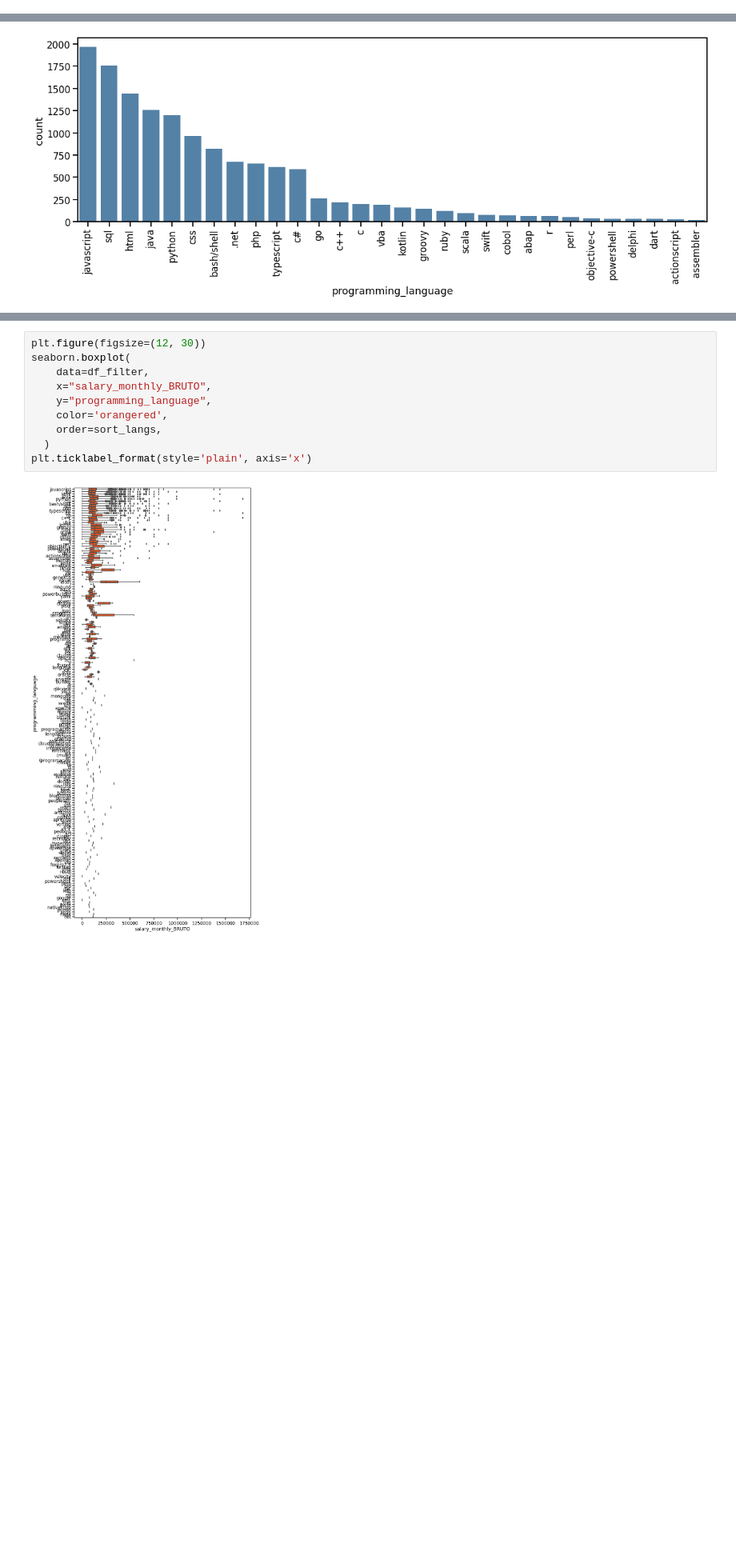
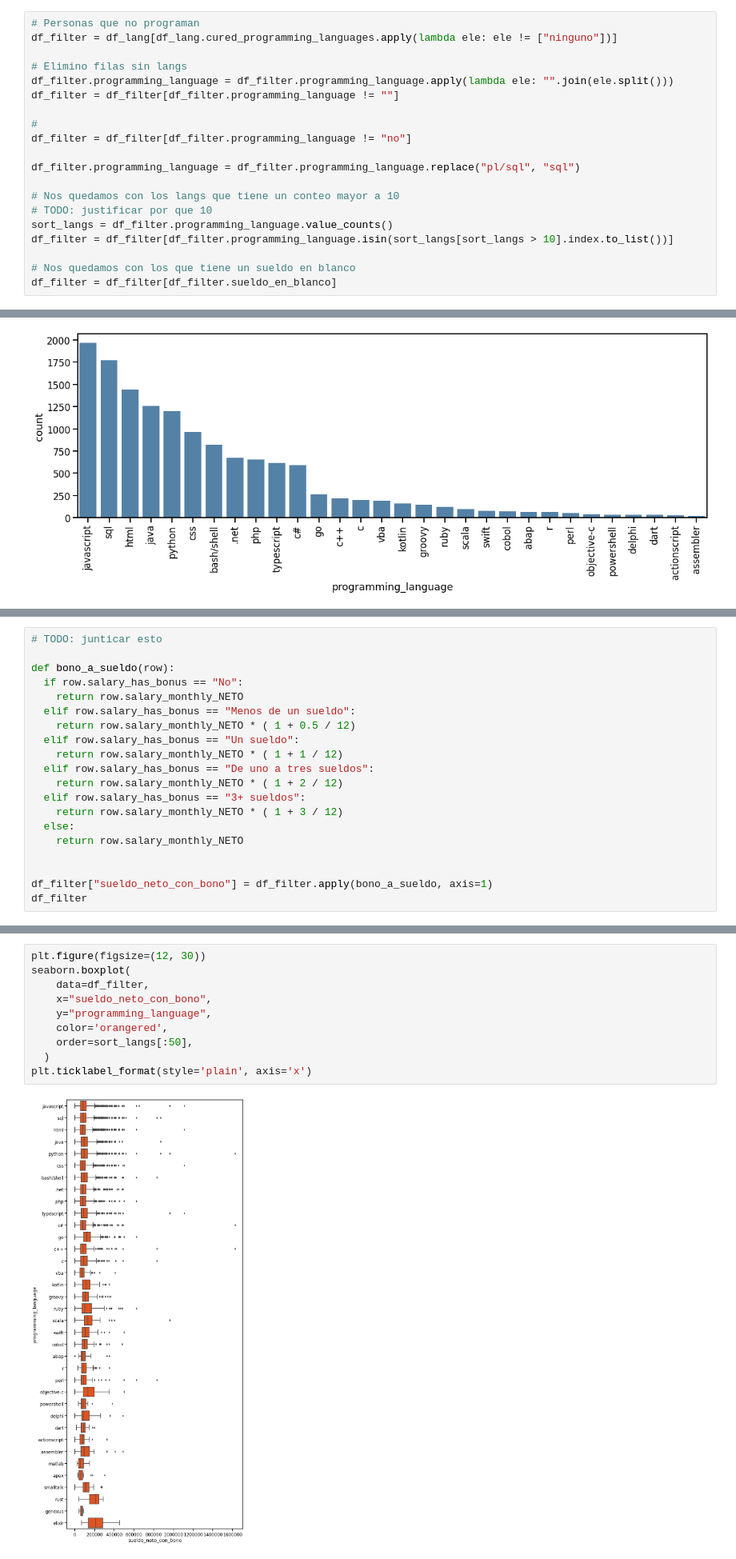
Before and after one commit to fnbellomo/DiploDatos2021, a Jupyter notebook: AyVD/Copy_of_Entregable_Parte_1_franco.ipynb, the cells around one changed output, grey strips where cells are left out. Shown at 80% size. Drawn from its saved outputs; the diff is of its cells as text; blank space fills up the shorter version.

```diff
--- a/AyVD/Copy_of_Entregable_Parte_1_franco.ipynb
+++ b/AyVD/Copy_of_Entregable_Parte_1_franco.ipynb
@@ -239,0 +228,20 @@ Cantidad de filas después del filtrado: 14227
+# %%
+# Personas que no programan
+df_filter = df_lang[df_lang.cured_programming_languages.apply(lambda ele: ele != ["ninguno"])]
+
+# Elimino filas sin langs
+df_filter.programming_language = df_filter.programming_language.apply(lambda ele: "".join(ele.split()))
+df_filter = df_filter[df_filter.programming_language != ""]
+
+#
+df_filter = df_filter[df_filter.programming_language != "no"]
+
+df_filter.programming_language = df_filter.programming_language.replace("pl/sql", "sql")
+
+# Nos quedamos con los langs que tiene un conteo mayor a 10
+# TODO: justificar por que 10
+sort_langs = df_filter.programming_language.value_counts()
+df_filter = df_filter[df_filter.programming_language.isin(sort_langs[sort_langs > 10].index.to_list())]
+
+# Nos quedamos con los que tiene un sueldo en blanco
+df_filter = df_filter[df_filter.sueldo_en_blanco]
@@ -251,0 +283,20 @@ labels = chart.set_xticklabels(chart.get_xticklabels(), rotation=90)
+# %%
+# TODO: junticar esto
+
+def bono_a_sueldo(row):
+  if row.salary_has_bonus == "No":
+    return row.salary_monthly_NETO
+  elif row.salary_has_bonus == "Menos de un sueldo":
+    return row.salary_monthly_NETO * ( 1 + 0.5 / 12)
+  elif row.salary_has_bonus == "Un sueldo":
+    return row.salary_monthly_NETO * ( 1 + 1 / 12)
+  elif row.salary_has_bonus == "De uno a tres sueldos":
+    return row.salary_monthly_NETO * ( 1 + 2 / 12)
+  elif row.salary_has_bonus == "3+ sueldos":
+    return row.salary_monthly_NETO * ( 1 + 3 / 12)
+  else:
+    return row.salary_monthly_NETO
+
+
+df_filter["sueldo_neto_con_bono"] = df_filter.apply(bono_a_sueldo, axis=1)
+df_filter
@@ -252,12 +317,12 @@ labels = chart.set_xticklabels(chart.get_xticklabels(), rotation=90)
 # %%
 plt.figure(figsize=(12, 30))
 seaborn.boxplot(
     data=df_filter,
-    x="salary_monthly_BRUTO",
+    x="sueldo_neto_con_bono",
     y="programming_language",
     color='orangered',
-    order=sort_langs,
+    order=sort_langs[:50],
   )
 plt.ticklabel_format(style='plain', axis='x')
 # %% [output]
-[figure, old version]
+[figure, new version]
```
Also changed, not shown: parts of 11 cells of this notebook.
